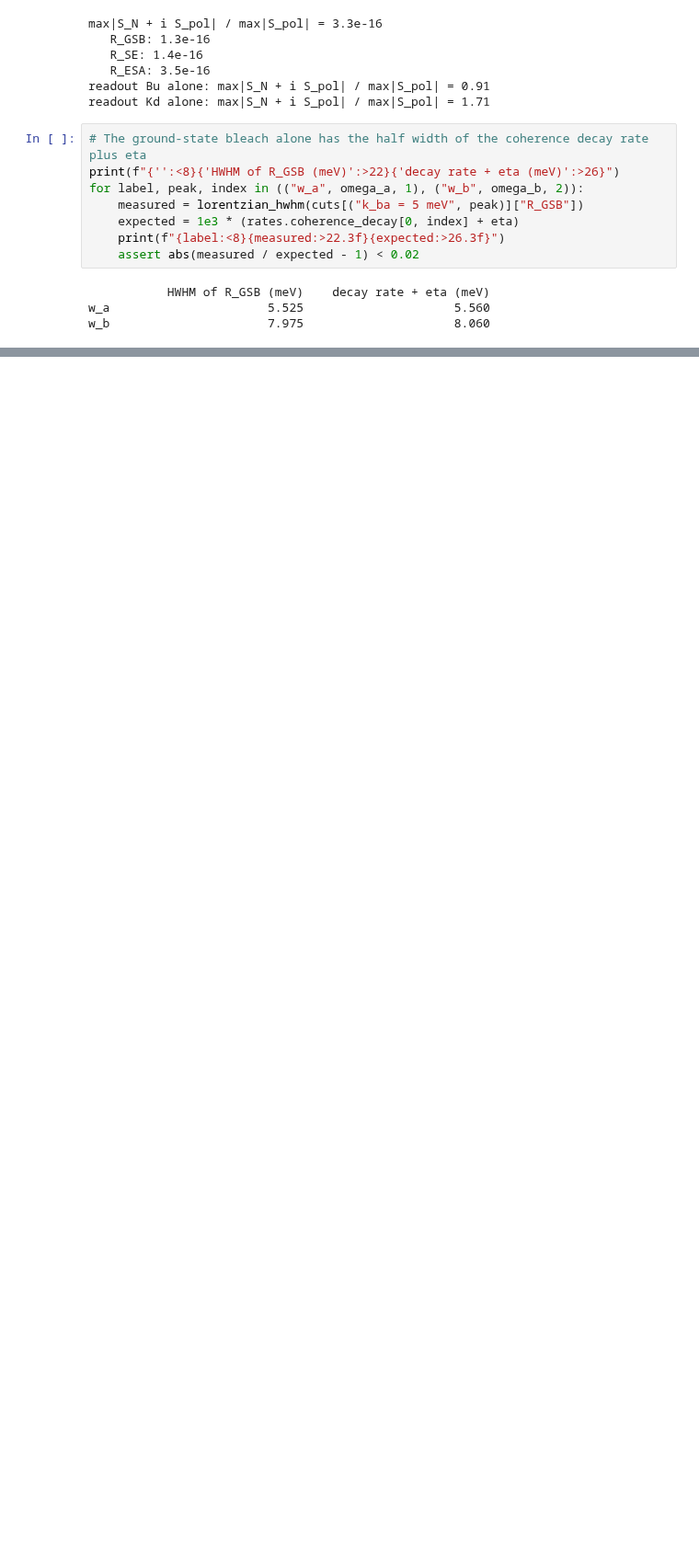
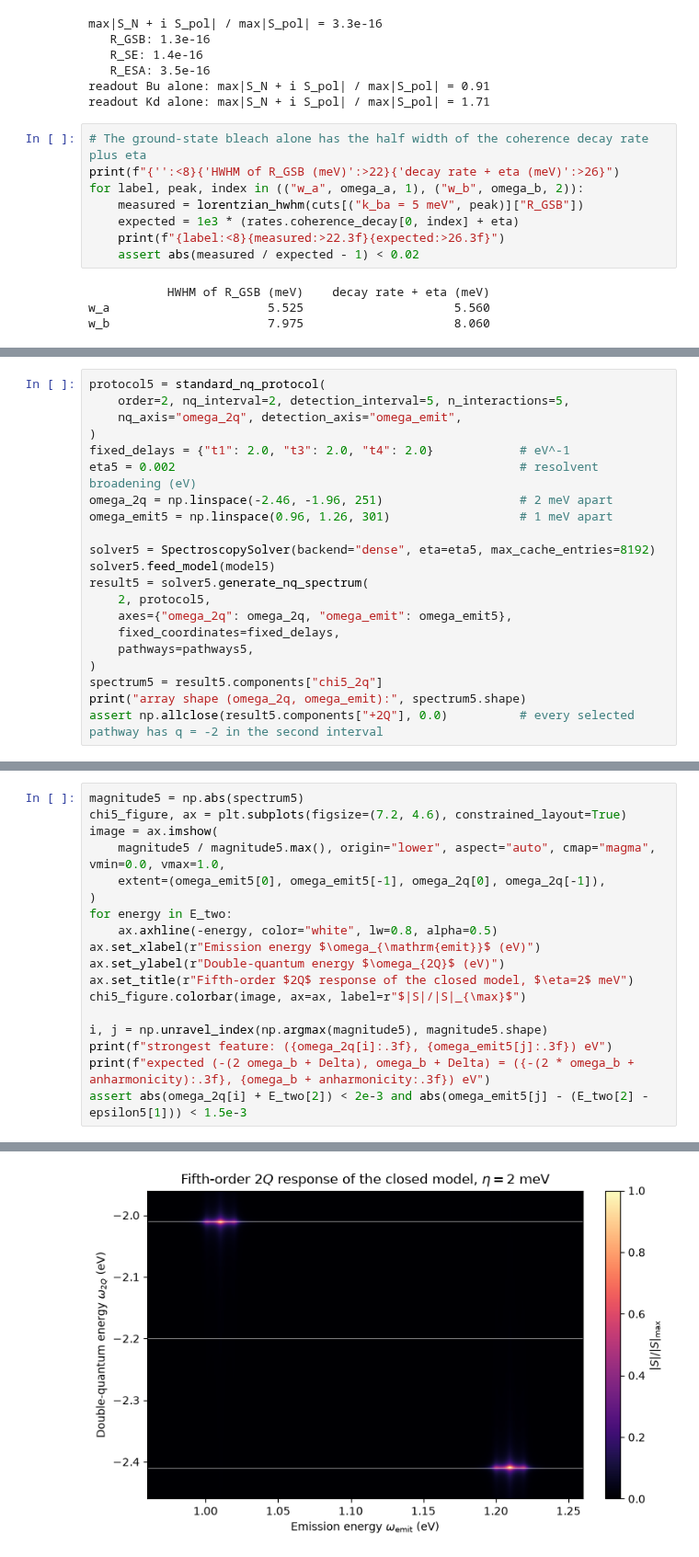
Before and after one commit to SilvaScience/QuDPy-FDGF, a Jupyter notebook: examples/example4_coupled_modes_detection.ipynb, the cells around one changed output, grey strips where cells are left out. Shown at 92% size. Drawn from its saved outputs; the diff is of its cells as text; blank space fills up the shorter version.

```diff
--- a/examples/example4_coupled_modes_detection.ipynb
+++ b/examples/example4_coupled_modes_detection.ipynb
@@ -464,0 +495,21 @@ saved ..\validation\results\data\example4.npz
+# %%
+protocol5 = standard_nq_protocol(
+    order=2, nq_interval=2, detection_interval=5, n_interactions=5,
+    nq_axis="omega_2q", detection_axis="omega_emit",
+)
+fixed_delays = {"t1": 2.0, "t3": 2.0, "t4": 2.0}            # eV^-1
+eta5 = 0.002                                                # resolvent broadening (eV)
+omega_2q = np.linspace(-2.46, -1.96, 251)                   # 2 meV apart
+omega_emit5 = np.linspace(0.96, 1.26, 301)                  # 1 meV apart
+
+solver5 = SpectroscopySolver(backend="dense", eta=eta5, max_cache_entries=8192)
+solver5.feed_model(model5)
+result5 = solver5.generate_nq_spectrum(
+    2, protocol5,
+    axes={"omega_2q": omega_2q, "omega_emit": omega_emit5},
+    fixed_coordinates=fixed_delays,
+    pathways=pathways5,
+)
+spectrum5 = result5.components["chi5_2q"]
+print("array shape (omega_2q, omega_emit):", spectrum5.shape)
+assert np.allclose(result5.components["+2Q"], 0.0)          # every selected pathway has q = -2 in the second interval
@@ -464,0 +520,19 @@ saved ..\validation\results\data\example4.npz
+# %%
+magnitude5 = np.abs(spectrum5)
+chi5_figure, ax = plt.subplots(figsize=(7.2, 4.6), constrained_layout=True)
+image = ax.imshow(
+    magnitude5 / magnitude5.max(), origin="lower", aspect="auto", cmap="magma", vmin=0.0, vmax=1.0,
+    extent=(omega_emit5[0], omega_emit5[-1], omega_2q[0], omega_2q[-1]),
+)
+for energy in E_two:
+    ax.axhline(-energy, color="white", lw=0.8, alpha=0.5)
+ax.set_xlabel(r"Emission energy $\omega_{\mathrm{emit}}$ (eV)")
+ax.set_ylabel(r"Double-quantum energy $\omega_{2Q}$ (eV)")
+ax.set_title(r"Fifth-order $2Q$ response of the closed model, $\eta=2$ meV")
+chi5_figure.colorbar(image, ax=ax, label=r"$|S|/|S|_{\max}$")
+
+i, j = np.unravel_index(np.argmax(magnitude5), magnitude5.shape)
+print(f"strongest feature: ({omega_2q[i]:.3f}, {omega_emit5[j]:.3f}) eV")
+print(f"expected (-(2 omega_b + Delta), omega_b + Delta) = ({-(2 * omega_b + anharmonicity):.3f}, {omega_b + anharmonicity:.3f}) eV")
+assert abs(omega_2q[i] + E_two[2]) < 2e-3 and abs(omega_emit5[j] - (E_two[2] - epsilon5[1])) < 1.5e-3
+# %% [output]
@@ -464,0 +541 @@ saved ..\validation\results\data\example4.npz
+[figure, added]
```
Also changed, not shown: parts of 14 cells of this notebook, 12 other files.
